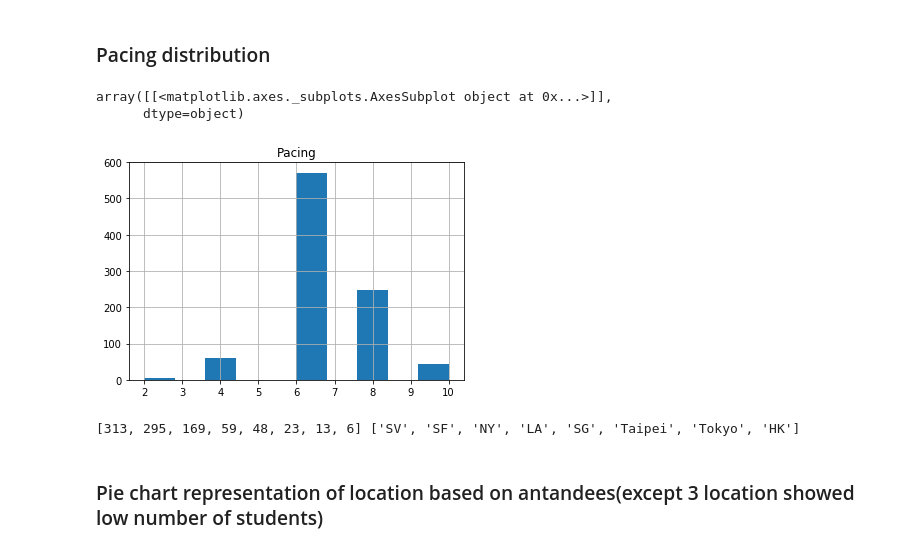
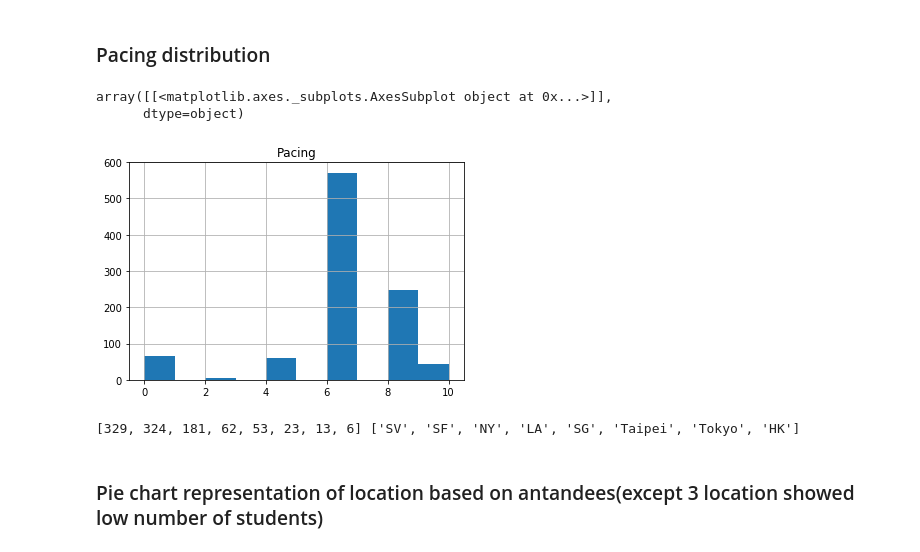
Before and after one commit to Sukhrobjon/DS-1.1, a Jupyter notebook: summer_academy_NPS/second_data_2016.ipynb, the cells around one changed output. Saved outputs shown, nothing was run; the diff lists cells and outputs as text; code cells hidden in the pictures.

Commit message:
[cleaned pacing] 2017 data

```diff
--- a/summer_academy_NPS/second_data_2016.ipynb
+++ b/summer_academy_NPS/second_data_2016.ipynb
@@ -247,9 +224,12 @@ df8.head()
 # %%
-final = pd.concat([df, df8], sort=True, ignore_index=True)
+# concat all data from 2016 together
+final_2016 = pd.concat([df, df8], sort=True, ignore_index=True)
 # %%
-final.sort_values(by=["Week", "Location"], inplace=True)
-final.reset_index(drop=True, inplace=True)
-final.head()
+# sorting the week and location
+final_2016.sort_values(by=["Week", "Location"], inplace=True)
+# resettin the indexes
+final_2016.reset_index(drop=True, inplace=True)
+final_2016.head()
 # %% [output]
 |  | Location | Pacing | Recommend | Track | Week |
 | 0 | LA | 8.0 | 6 | NaN | 1 |
@@ -262 +240,4 @@ final["Pacing"] = final["Pacing"].fillna(0).astype(int)
+# %%
+# filling the NaN value with zeros and converting all pacing to integer
+final_2016["Pacing"] = final_2016["Pacing"].fillna(0).astype(int)
 # %%
@@ -392,8 +300,8 @@ print(NPS)
 # %% [markdown]
 ### Pacing distribution
 # %%
-df.hist(column="Pacing", bins=10)
+final_2016.hist(column="Pacing", bins=10)
 # %% [output]
 array([[<matplotlib.axes._subplots.AxesSubplot object at 0x...>]],
       dtype=object)
-[figure, old version]
+[figure, new version]
@@ -400,9 +310,11 @@ array([[<matplotlib.axes._subplots.AxesSubplot object at 0x...>]],
 # %%
-values = df["Location"].value_counts().keys().tolist()
-sizes = df["Location"].value_counts().tolist()
+final_2016["Location"].unique()
+
+values = final_2016["Location"].value_counts().keys().tolist()
+sizes = final_2016["Location"].value_counts().tolist()
 print(sizes, values)
 # %% [output]
-[313, 295, 169, 59, 48, 23, 13, 6] ['SV', 'SF', 'NY', 'LA', 'SG', 'Taipei', 'Tokyo', 'HK']
+[329, 324, 181, 62, 53, 23, 13, 6] ['SV', 'SF', 'NY', 'LA', 'SG', 'Taipei', 'Tokyo', 'HK']
 # %% [markdown]
 ### Pie chart representation of location based on antandees(except 3 location showed low number of students)
 # %%
```
Also changed, not shown: parts of 39 cells of this notebook, 2 other files.
